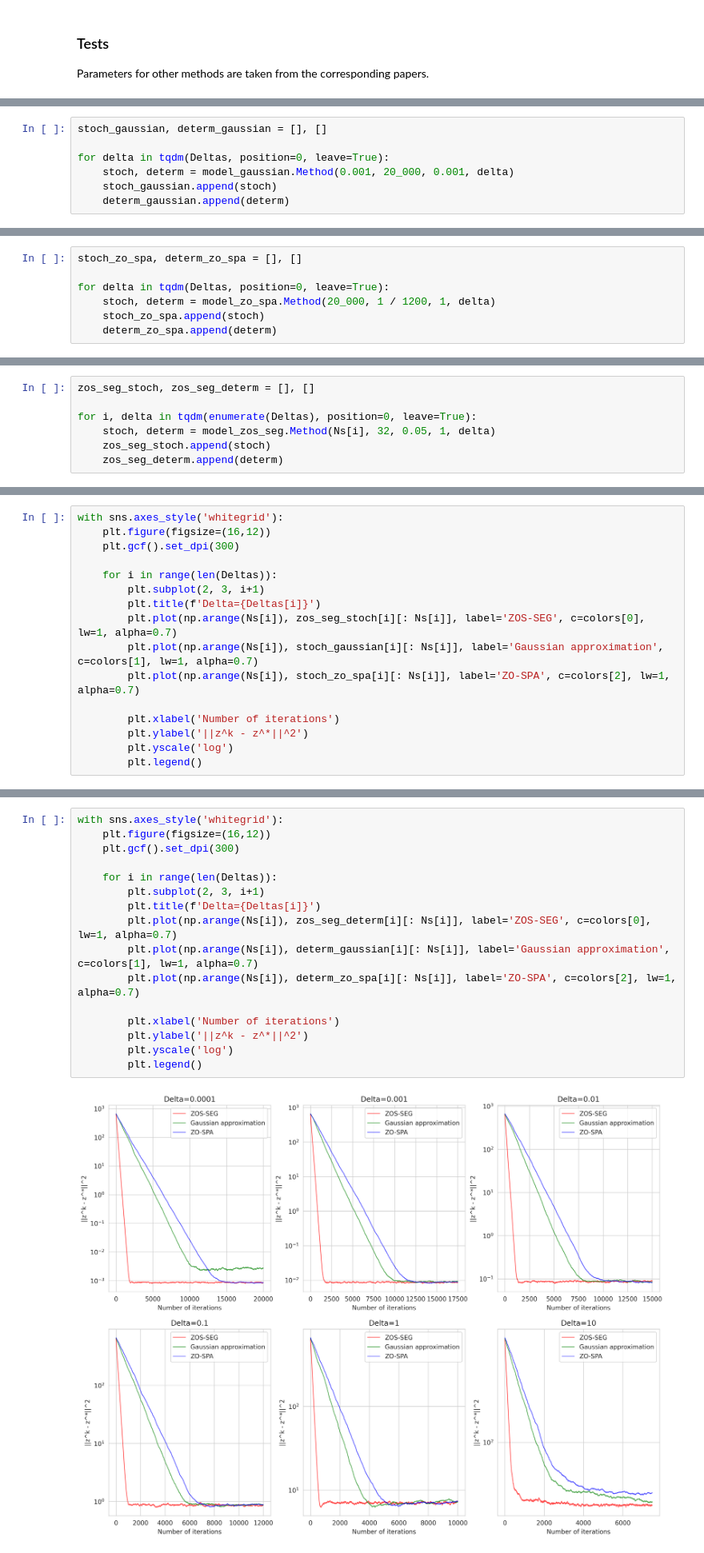
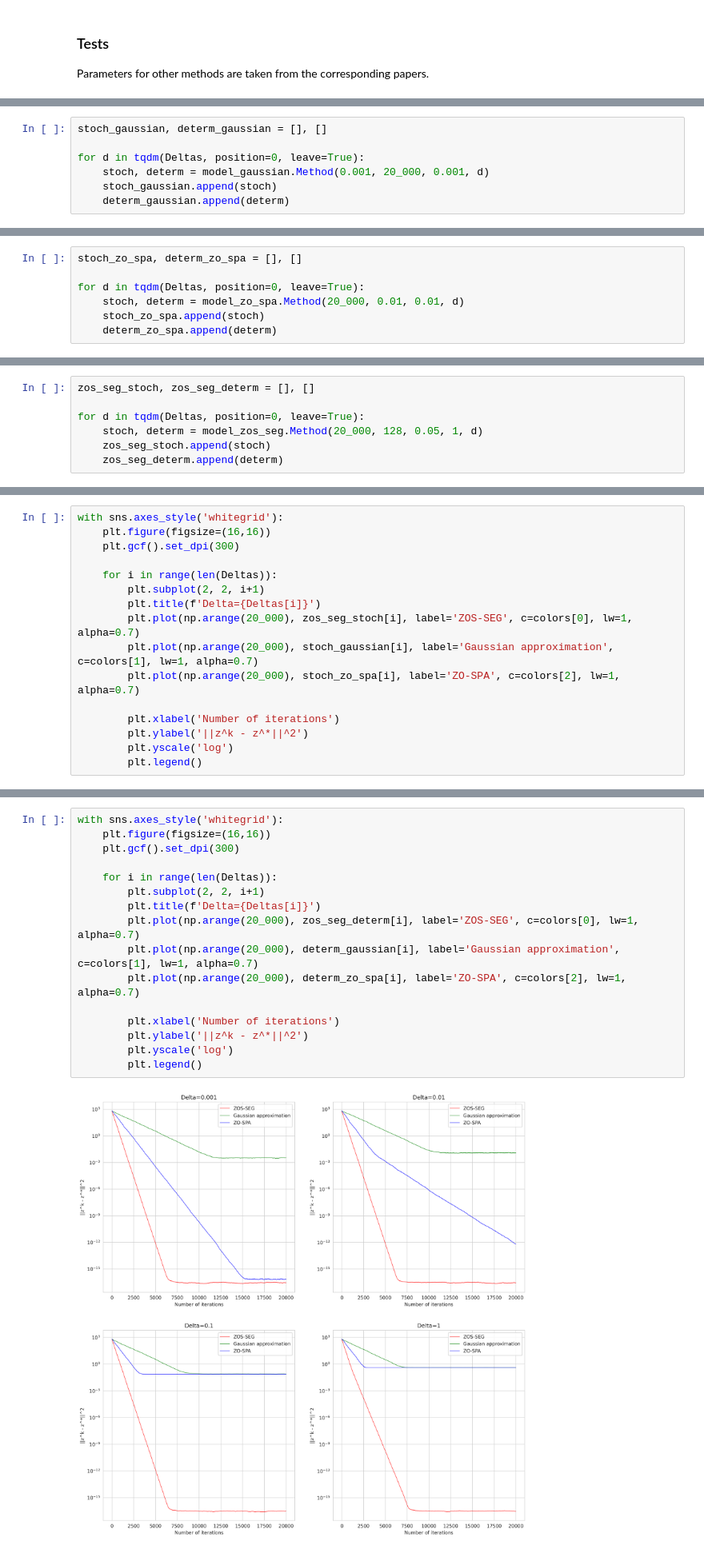
Before and after one commit to Sone4ka1567/Gradient_free_algorithm_for_spp, a Jupyter notebook: ZOS-SEG_Comparison.ipynb, the cells around one changed output, grey strips where cells are left out. Shown at 80% size. Cells and saved outputs as stored; diff of their text form.

```diff
--- a/ZOS-SEG_Comparison.ipynb
+++ b/ZOS-SEG_Comparison.ipynb
@@ -338,8 +307,8 @@ Deltas = [0.0001, 0.001, 0.01, 0.1, 1, 10]
 # %%
 stoch_gaussian, determ_gaussian = [], []
 
-for delta in tqdm(Deltas, position=0, leave=True):
-    stoch, determ = model_gaussian.Method(0.001, 20_000, 0.001, delta)
+for d in tqdm(Deltas, position=0, leave=True):
+    stoch, determ = model_gaussian.Method(0.001, 20_000, 0.001, d)
     stoch_gaussian.append(stoch)
     determ_gaussian.append(determ)
 # %% [output]
@@ -352,8 +319,8 @@ for delta in tqdm(Deltas, position=0, leave=True):
 # %%
 stoch_zo_spa, determ_zo_spa = [], []
 
-for delta in tqdm(Deltas, position=0, leave=True):
-    stoch, determ = model_zo_spa.Method(20_000, 1 / 1200, 1, delta)
+for d in tqdm(Deltas, position=0, leave=True):
+    stoch, determ = model_zo_spa.Method(20_000, 0.01, 0.01, d)
     stoch_zo_spa.append(stoch)
     determ_zo_spa.append(determ)
 # %% [output]
@@ -369,8 +331,8 @@ Ns = [20_000, 17_500, 15_000, 12_000, 10_000, 7_500]
 # %%
 zos_seg_stoch, zos_seg_determ = [], []
 
-for i, delta in tqdm(enumerate(Deltas), position=0, leave=True):
-    stoch, determ = model_zos_seg.Method(Ns[i], 32, 0.05, 1, delta)
+for d in tqdm(Deltas, position=0, leave=True):
+    stoch, determ = model_zos_seg.Method(20_000, 128, 0.05, 1, d)
     zos_seg_stoch.append(stoch)
     zos_seg_determ.append(determ)
 # %% [output]
@@ -390,14 +384,14 @@ ServerApp.rate_limit_window=3.0 (secs)
 # %%
 with sns.axes_style('whitegrid'):
-    plt.figure(figsize=(16,12))
+    plt.figure(figsize=(16,16))
     plt.gcf().set_dpi(300)
 
     for i in range(len(Deltas)):
-        plt.subplot(2, 3, i+1)
+        plt.subplot(2, 2, i+1)
         plt.title(f'Delta={Deltas[i]}')
-        plt.plot(np.arange(Ns[i]), zos_seg_stoch[i][: Ns[i]], label='ZOS-SEG', c=colors[0], lw=1, alpha=0.7)
-        plt.plot(np.arange(Ns[i]), stoch_gaussian[i][: Ns[i]], label='Gaussian approximation', c=colors[1], lw=1, alpha=0.7)
-        plt.plot(np.arange(Ns[i]), stoch_zo_spa[i][: Ns[i]], label='ZO-SPA', c=colors[2], lw=1, alpha=0.7)
+        plt.plot(np.arange(20_000), zos_seg_stoch[i], label='ZOS-SEG', c=colors[0], lw=1, alpha=0.7)
+        plt.plot(np.arange(20_000), stoch_gaussian[i], label='Gaussian approximation', c=colors[1], lw=1, alpha=0.7)
+        plt.plot(np.arange(20_000), stoch_zo_spa[i], label='ZO-SPA', c=colors[2], lw=1, alpha=0.7)
 
         plt.xlabel('Number of iterations')
         plt.ylabel('||z^k - z^*||^2')
@@ -408,18 +402,18 @@ with sns.axes_style('whitegrid'):
 # %%
 with sns.axes_style('whitegrid'):
-    plt.figure(figsize=(16,12))
+    plt.figure(figsize=(16,16))
     plt.gcf().set_dpi(300)
 
     for i in range(len(Deltas)):
-        plt.subplot(2, 3, i+1)
+        plt.subplot(2, 2, i+1)
         plt.title(f'Delta={Deltas[i]}')
-        plt.plot(np.arange(Ns[i]), zos_seg_determ[i][: Ns[i]], label='ZOS-SEG', c=colors[0], lw=1, alpha=0.7)
-        plt.plot(np.arange(Ns[i]), determ_gaussian[i][: Ns[i]], label='Gaussian approximation', c=colors[1], lw=1, alpha=0.7)
-        plt.plot(np.arange(Ns[i]), determ_zo_spa[i][: Ns[i]], label='ZO-SPA', c=colors[2], lw=1, alpha=0.7)
+        plt.plot(np.arange(20_000), zos_seg_determ[i], label='ZOS-SEG', c=colors[0], lw=1, alpha=0.7)
+        plt.plot(np.arange(20_000), determ_gaussian[i], label='Gaussian approximation', c=colors[1], lw=1, alpha=0.7)
+        plt.plot(np.arange(20_000), determ_zo_spa[i], label='ZO-SPA', c=colors[2], lw=1, alpha=0.7)
 
         plt.xlabel('Number of iterations')
         plt.ylabel('||z^k - z^*||^2')
         plt.yscale('log')
         plt.legend()
 # %% [output]
-[figure, old version]
+[figure, new version]
```
Also changed, not shown: parts of 13 cells of this notebook, 1 other file.
